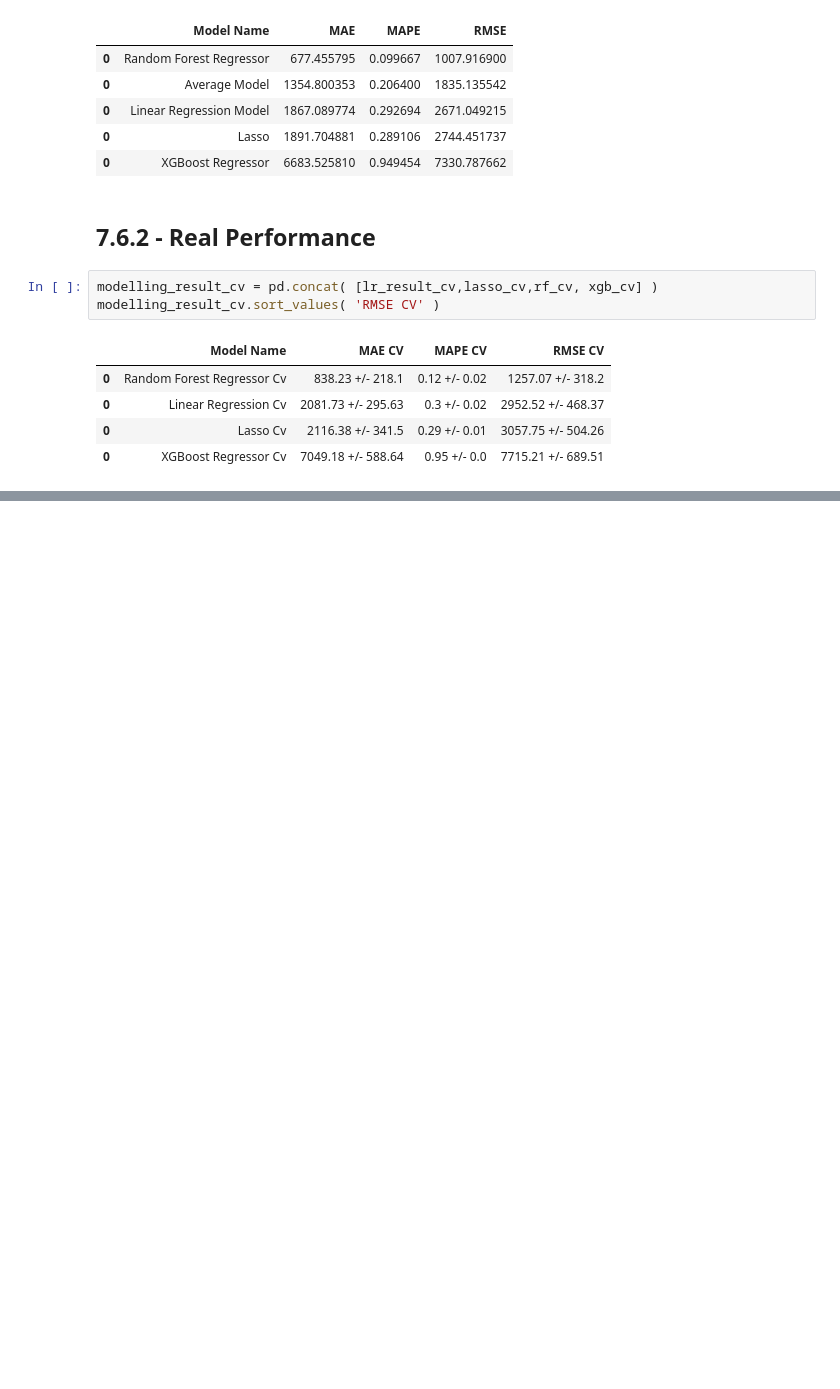
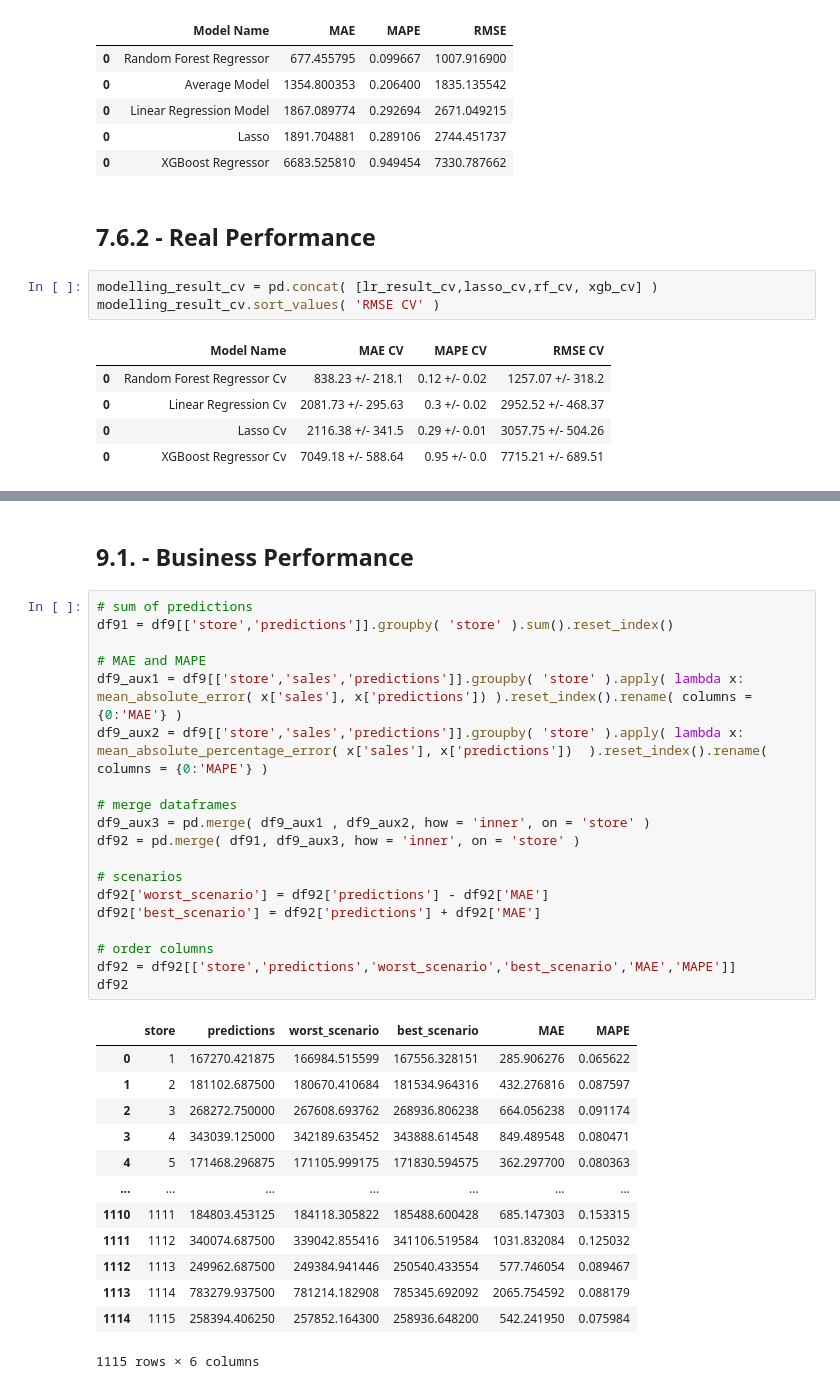
Before and after one commit to OscarFantozzi/Rossmann-Sales, a Jupyter notebook: rossmann_sales.ipynb, the cells around one changed output, grey strips where cells are left out. Drawn from its saved outputs; the diff is of its cells as text; blank space fills up the shorter version.

```diff
--- a/rossmann_sales.ipynb
+++ b/rossmann_sales.ipynb
@@ -1268,0 +1365,35 @@ modelling_result_cv.sort_values( 'RMSE CV' )
+# %% [markdown]
+## 9.1. - Business Performance
+# %%
+# sum of predictions
+df91 = df9[['store','predictions']].groupby( 'store' ).sum().reset_index()
+
+# MAE and MAPE
+df9_aux1 = df9[['store','sales','predictions']].groupby( 'store' ).apply( lambda x: mean_absolute_error( x['sales'], x['predictions']) ).reset_index().rename( columns = {0:'MAE'} )
+df9_aux2 = df9[['store','sales','predictions']].groupby( 'store' ).apply( lambda x: mean_absolute_percentage_error( x['sales'], x['predictions'])  ).reset_index().rename( columns = {0:'MAPE'} )
+
+# merge dataframes
+df9_aux3 = pd.merge( df9_aux1 , df9_aux2, how = 'inner', on = 'store' )
+df92 = pd.merge( df91, df9_aux3, how = 'inner', on = 'store' )
+
+# scenarios
+df92['worst_scenario'] = df92['predictions'] - df92['MAE']
+df92['best_scenario'] = df92['predictions'] + df92['MAE']
+
+# order columns
+df92 = df92[['store','predictions','worst_scenario','best_scenario','MAE','MAPE']]
+df92
+# %% [output]
+|  | store | predictions | worst_scenario | best_scenario | MAE | MAPE |
+| 0 | 1 | 167270.421875 | 166984.515599 | 167556.328151 | 285.906276 | 0.065622 |
+| 1 | 2 | 181102.687500 | 180670.410684 | 181534.964316 | 432.276816 | 0.087597 |
+| 2 | 3 | 268272.750000 | 267608.693762 | 268936.806238 | 664.056238 | 0.091174 |
+| 3 | 4 | 343039.125000 | 342189.635452 | 343888.614548 | 849.489548 | 0.080471 |
+| 4 | 5 | 171468.296875 | 171105.999175 | 171830.594575 | 362.297700 | 0.080363 |
+| ... | ... | ... | ... | ... | ... | ... |
+| 1110 | 1111 | 184803.453125 | 184118.305822 | 185488.600428 | 685.147303 | 0.153315 |
+| 1111 | 1112 | 340074.687500 | 339042.855416 | 341106.519584 | 1031.832084 | 0.125032 |
+| 1112 | 1113 | 249962.687500 | 249384.941446 | 250540.433554 | 577.746054 | 0.089467 |
+| 1113 | 1114 | 783279.937500 | 781214.182908 | 785345.692092 | 2065.754592 | 0.088179 |
+| 1114 | 1115 | 258394.406250 | 257852.164300 | 258936.648200 | 542.241950 | 0.075984 |
+1115 rows × 6 columns
```
Also changed, not shown: parts of 26 cells of this notebook.
